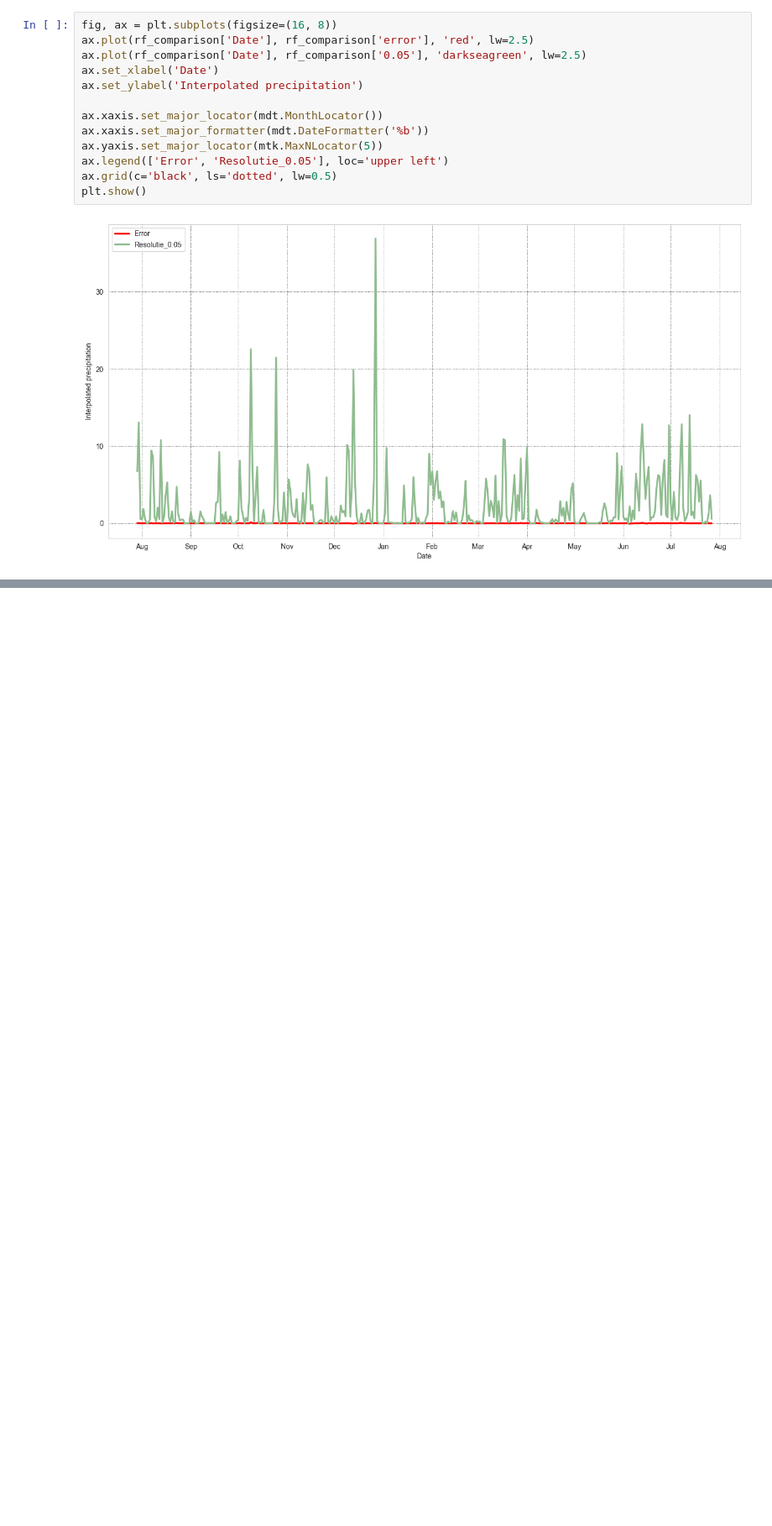
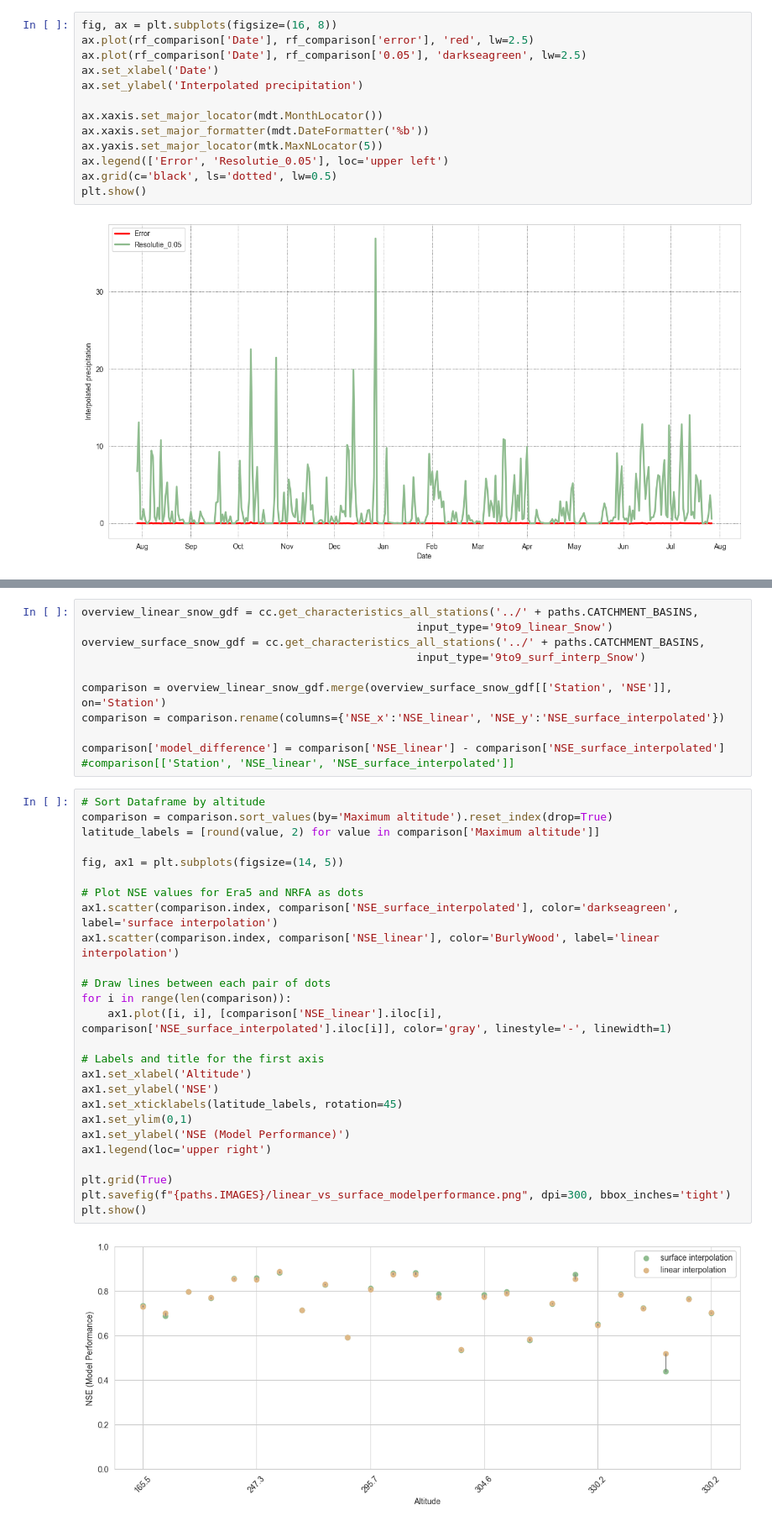
Before and after one commit to AlineGenvision/Lowlands-vs_highlands-streamflow, a Jupyter notebook: notebooks/Surface Interpolation.ipynb, the cells around one changed output, grey strips where cells are left out. Shown at 84% size. Cells and saved outputs as stored; diff of their text form; blank space fills up the shorter version.

```diff
--- a/notebooks/Surface Interpolation.ipynb
+++ b/notebooks/Surface Interpolation.ipynb
@@ -153,0 +173,39 @@ plt.show()
+# %%
+overview_linear_snow_gdf = cc.get_characteristics_all_stations('../' + paths.CATCHMENT_BASINS,
+                                                   input_type='9to9_linear_Snow')
+overview_surface_snow_gdf = cc.get_characteristics_all_stations('../' + paths.CATCHMENT_BASINS,
+                                                   input_type='9to9_surf_interp_Snow')
+
+comparison = overview_linear_snow_gdf.merge(overview_surface_snow_gdf[['Station', 'NSE']], on='Station')
+comparison = comparison.rename(columns={'NSE_x':'NSE_linear', 'NSE_y':'NSE_surface_interpolated'})
+
+comparison['model_difference'] = comparison['NSE_linear'] - comparison['NSE_surface_interpolated']
+#comparison[['Station', 'NSE_linear', 'NSE_surface_interpolated']]
+# %%
+# Sort Dataframe by altitude
+comparison = comparison.sort_values(by='Maximum altitude').reset_index(drop=True)
+latitude_labels = [round(value, 2) for value in comparison['Maximum altitude']]
+
+fig, ax1 = plt.subplots(figsize=(14, 5))
+
+# Plot NSE values for Era5 and NRFA as dots
+ax1.scatter(comparison.index, comparison['NSE_surface_interpolated'], color='darkseagreen', label='surface interpolation')
+ax1.scatter(comparison.index, comparison['NSE_linear'], color='BurlyWood', label='linear interpolation')
+
+# Draw lines between each pair of dots
+for i in range(len(comparison)):
+    ax1.plot([i, i], [comparison['NSE_linear'].iloc[i], comparison['NSE_surface_interpolated'].iloc[i]], color='gray', linestyle='-', linewidth=1)
+
+# Labels and title for the first axis
+ax1.set_xlabel('Altitude')
+ax1.set_ylabel('NSE')
+ax1.set_xticklabels(latitude_labels, rotation=45)
+ax1.set_ylim(0,1)
+ax1.set_ylabel('NSE (Model Performance)')
+ax1.legend(loc='upper right')
+
+plt.grid(True)
+plt.savefig(f"{paths.IMAGES}/linear_vs_surface_modelperformance.png", dpi=300, bbox_inches='tight')
+plt.show()
+# %% [output]
+[figure, added]
```
Also changed, not shown: parts of 9 cells of this notebook, 4 other files.
